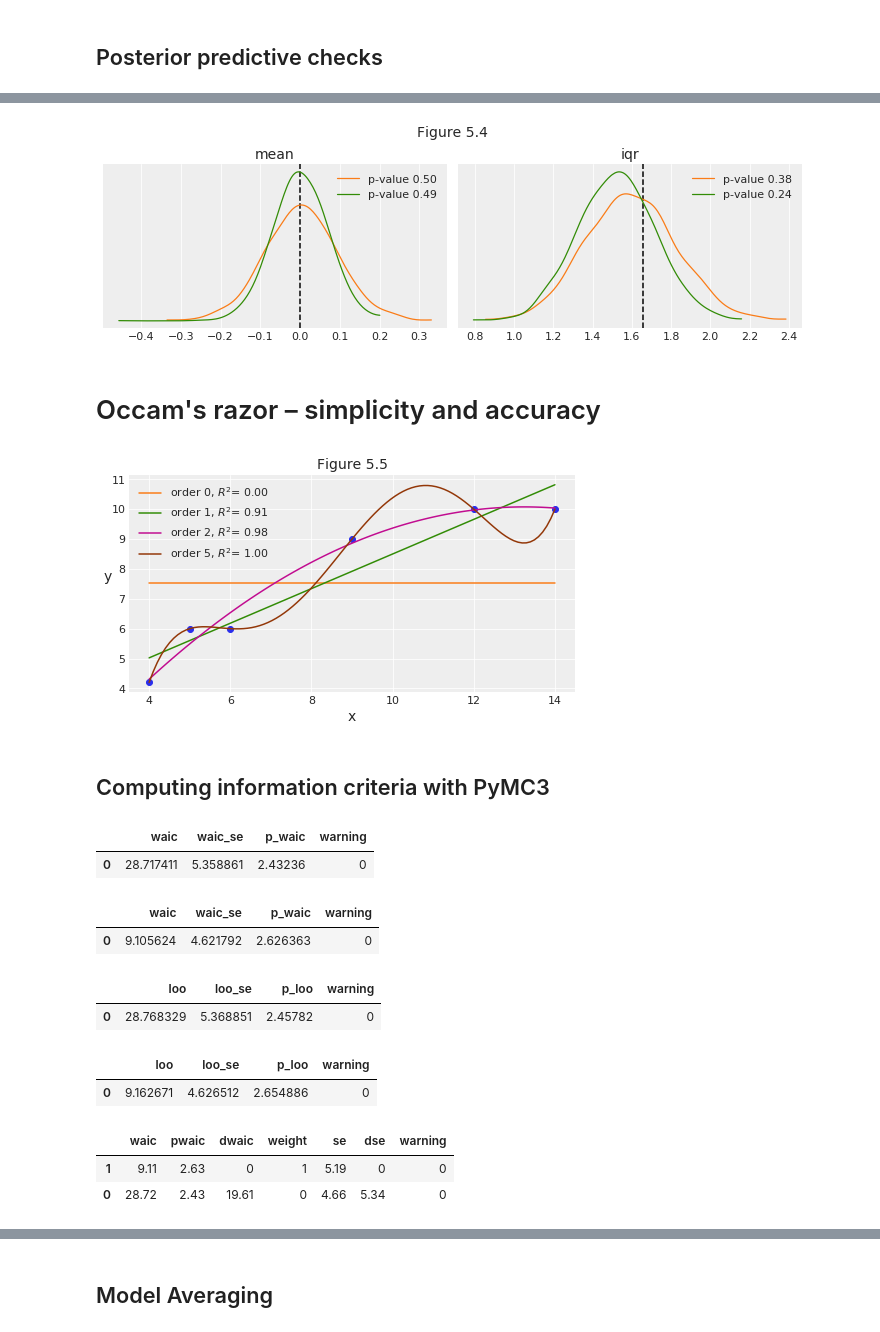
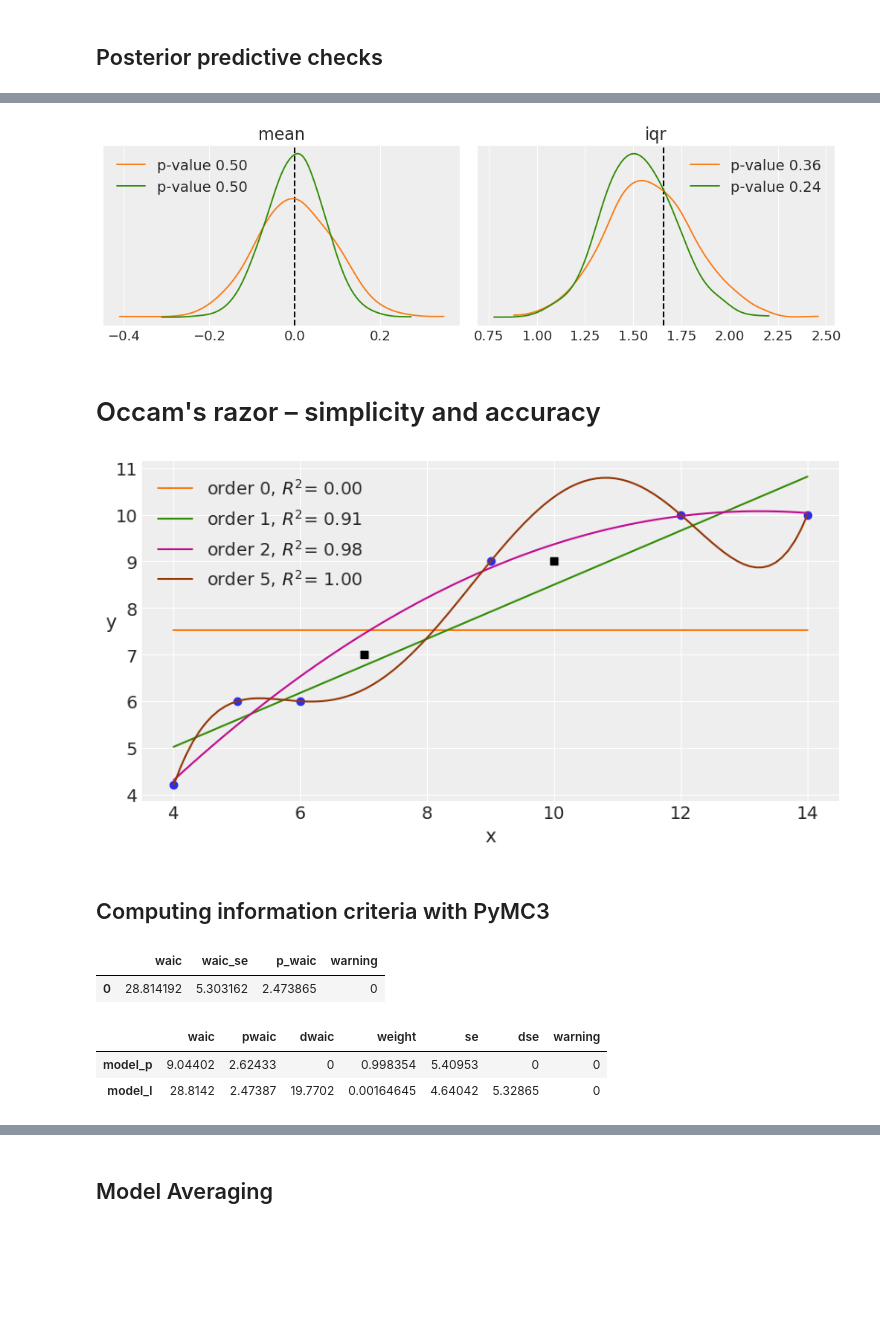
Before and after one commit to aloctavodia/BAP, a Jupyter notebook: code/Chp5/05_Model_comparison.ipynb, the cells around one changed output, grey strips where cells are left out. Drawn from its saved outputs; the diff is of its cells as text; code cells hidden in the pictures; blank space fills up the shorter version.

```diff
--- a/code/Chp5/05_Model_comparison.ipynb
+++ b/code/Chp5/05_Model_comparison.ipynb
@@ -11,15 +11,15 @@ az.style.use('arviz-darkgrid')
 # %%
 dummy_data = np.loadtxt('../data/dummy.csv')
-x_1 = dummy_data[:,0]
-y_1 = dummy_data[:,1]
+x_1 = dummy_data[:, 0]
+y_1 = dummy_data[:, 1]
 
 order = 2
 x_1p = np.vstack([x_1**i for i in range(1, order+1)])
-x_1s = (x_1p - x_1p.mean(axis=1, keepdims=True)) / x_1p.std(axis=1, keepdims=True)
+x_1s = (x_1p - x_1p.mean(axis=1, keepdims=True)) / \
+    x_1p.std(axis=1, keepdims=True)
 y_1s = (y_1 - y_1.mean()) / y_1.std()
-plt.scatter(x_1s[0], y_1s);
+plt.scatter(x_1s[0], y_1s)
 plt.xlabel('x')
 plt.ylabel('y')
-plt.title('Figure 5.1')
 plt.savefig('B11197_05_01.png', dpi=300)
 # %% [output]
@@ -88,8 +85,8 @@ plt.savefig('B11197_05_02.png', dpi=300)
 # %% [markdown]
 ## Posterior predictive checks
 # %%
-y_l = pm.sample_ppc(trace_l, 2000, model=model_l)['y_pred']
-y_p = pm.sample_ppc(trace_p, 2000, model=model_p)['y_pred']
+y_l = pm.sample_posterior_predictive(trace_l, 2000, model=model_l)['y_pred']
+y_p = pm.sample_posterior_predictive(trace_p, 2000, model=model_p)['y_pred']
 # %%
 plt.figure(figsize=(8, 3))
 data = [y_1s, y_l, y_p]
@@ -108,32 +104,32 @@ plt.savefig('B11197_05_03.png', dpi=300)
 # %%
-fig, ax = plt.subplots(1, 2, figsize=(10, 3))
+fig, ax = plt.subplots(1, 2, figsize=(10, 3), constrained_layout=True)
+
 
 def iqr(x, a=0):
     return np.subtract(*np.percentile(x, [75, 25], axis=a))
+
 
 for idx, func in enumerate([np.mean, iqr]):
     T_obs = func(y_1s)
     ax[idx].axvline(T_obs, 0, 1, color='k', ls='--')
     for d_sim, c in zip([y_l, y_p], ['C1', 'C2']):
         T_sim = func(d_sim, 1)
         p_value = np.mean(T_sim >= T_obs)
-        az.kdeplot(T_sim, plot_kwargs={'color':c},
-                   label=f'p-value {p_value:.2f}', ax=ax[idx])
+        az.plot_kde(T_sim, plot_kwargs={'color': c},
+                    label=f'p-value {p_value:.2f}', ax=ax[idx])
     ax[idx].set_title(func.__name__)
     ax[idx].set_yticks([])
     ax[idx].legend()
-plt.tight_layout()
-fig.text(0.5, 1, 'Figure 5.4', fontsize=14, ha='center')
-plt.savefig('B11197_05_04.png', dpi=300, bbox_inches='tight')
+plt.savefig('B11197_05_04.png', dpi=300)
 # %% [output]
-[figure, old version]
+[figure, new version]
 # %% [markdown]
 # Occam's razor – simplicity and accuracy
 # %%
-x = np.array([4.,5.,6.,9.,12, 14.])
+x = np.array([4., 5., 6., 9., 12, 14.])
 y = np.array([4.2, 6., 6., 9., 10, 10.])
 
-plt.figure(figsize=(8, 4))
+plt.figure(figsize=(10, 5))
 order = [0, 1, 2, 5]
 plt.plot(x, y, 'o')
 for i in order:
@@ -148,49 +144,29 @@ for i in order:
     sstot = np.sum((y - ybar)**2)
     r2 = ssreg / sstot
 
-    plt.plot(x_n, ffit, label='order {}, $R^2$= {:.2f}'.format(i, r2))
+    plt.plot(x_n, ffit, label=f'order {i}, $R^2$= {r2:.2f}')
 
 plt.legend(loc=2)
 plt.xlabel('x')
 plt.ylabel('y', rotation=0)
-plt.title('Figure 5.5')
 plt.savefig('B11197_05_05.png', dpi=300)
-#plt.plot([10, 7], [9, 7], 'ks')
-#plt.title('Figure 5.6')
-#plt.savefig('B11197_05_06.png', dpi=300)
+plt.plot([10, 7], [9, 7], 'ks')
+plt.savefig('B11197_05_06.png', dpi=300)
 # %% [output]
-[figure, old version]
+[figure, new version]
 # %% [markdown]
 ## Computing information criteria with PyMC3
 # %%
-waic_l = az.waic(trace=trace_l, model=model_l)
+waic_l = az.waic(trace_l)
 waic_l
 # %% [output]
 |  | waic | waic_se | p_waic | warning |
-| 0 | 28.717411 | 5.358861 | 2.43236 | 0 |
+| 0 | 28.814192 | 5.303162 | 2.473865 | 0 |
-# %%
-waic_p = az.waic(trace=trace_p, model=model_p)
-waic_p
-# %% [output]
-|  | waic | waic_se | p_waic | warning |
-| 0 | 9.105624 | 4.621792 | 2.626363 | 0 |
-# %%
-loo_l = az.loo(trace=trace_l, model=model_l)
-loo_l
-# %% [output]
-|  | loo | loo_se | p_loo | warning |
-| 0 | 28.768329 | 5.368851 | 2.45782 | 0 |
-# %%
-loo_p = az.loo(trace=trace_p, model=model_p)
-loo_p
-# %% [output]
-|  | loo | loo_se | p_loo | warning |
-| 0 | 9.162671 | 4.626512 | 2.654886 | 0 |
 # %%
-cmp_df = az.compare({model_l:trace_l, model_p:trace_p}, method='BB-pseudo-BMA')
+cmp_df = az.compare({'model_l':trace_l, 'model_p':trace_p}, method='BB-pseudo-BMA')
 cmp_df
 # %% [output]
 |  | waic | pwaic | dwaic | weight | se | dse | warning |
-| 1 | 9.11 | 2.63 | 0 | 1 | 5.19 | 0 | 0 |
-| 0 | 28.72 | 2.43 | 19.61 | 0 | 4.66 | 5.34 | 0 |
+| model_p | 9.04402 | 2.62433 | 0 | 0.998354 | 5.40953 | 0 | 0 |
+| model_l | 28.8142 | 2.47387 | 19.7702 | 0.00164645 | 4.64042 | 5.32865 | 0 |
 # %%
```
Also changed, not shown: parts of 20 cells of this notebook, 15 other files.
